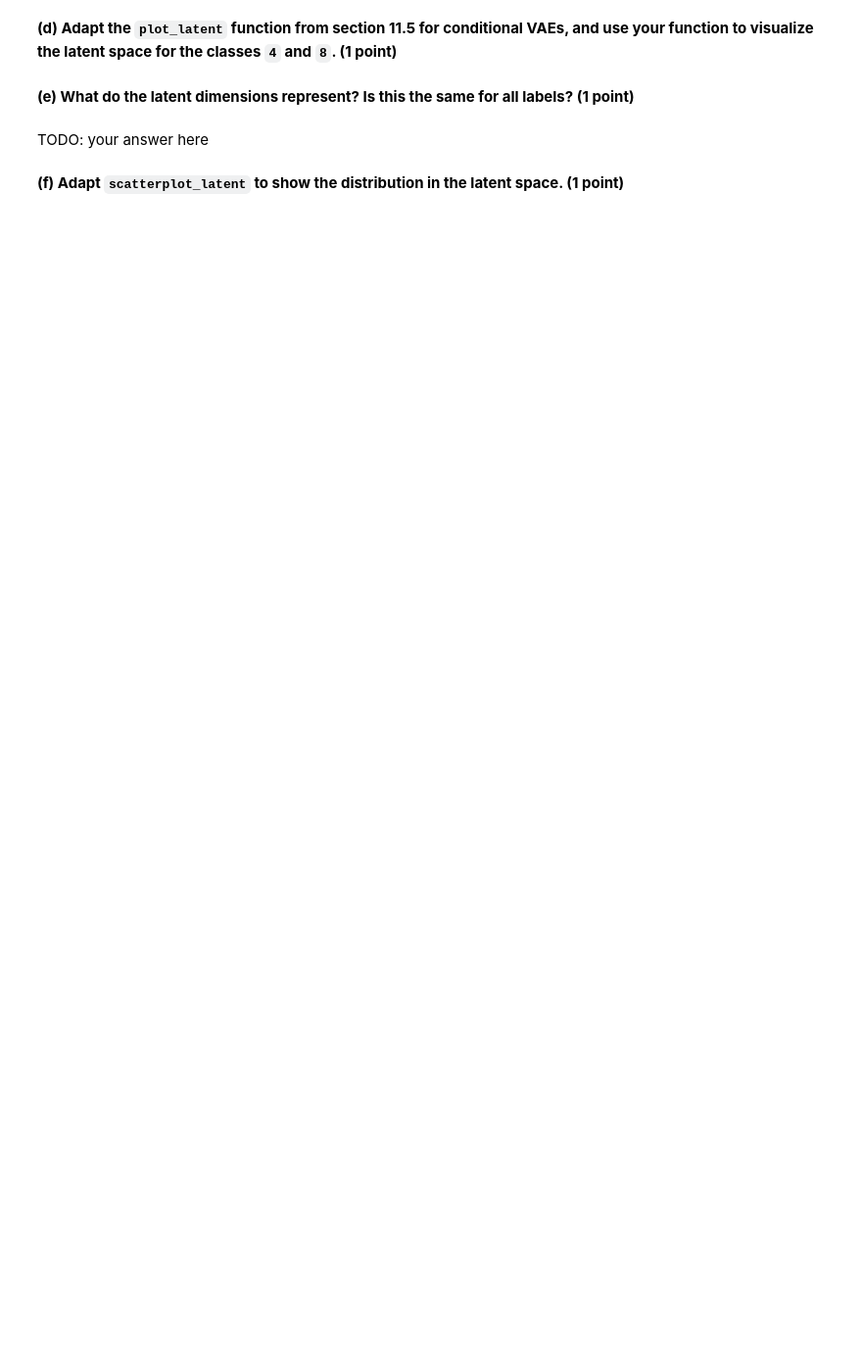
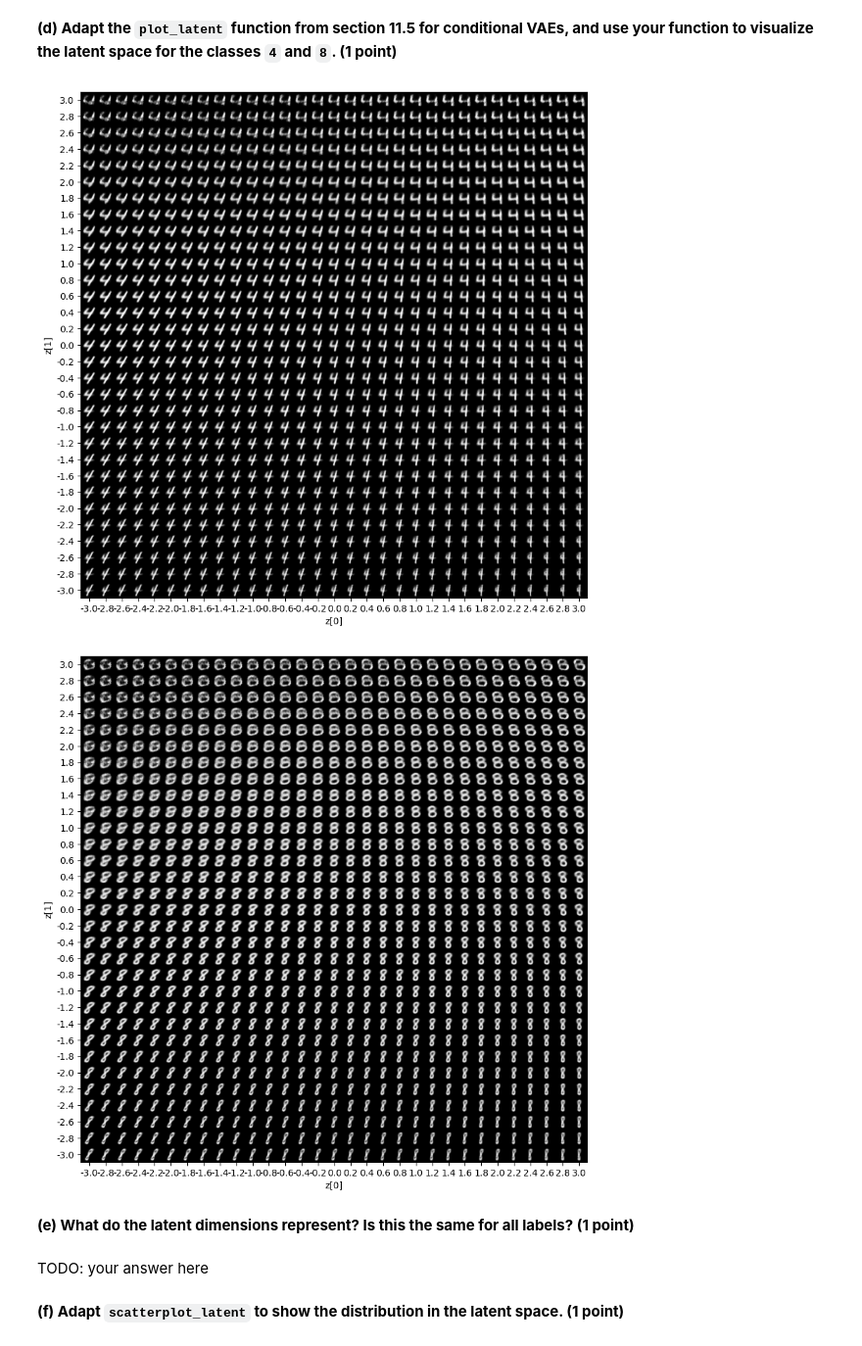
Before and after one commit to aschroede/RU-Deep-Learning, a Jupyter notebook: Assignment 11/dl-assignment-11.ipynb, the cells around one changed output. Shown at 98% size. Cells and saved outputs as stored; diff of their text form; code cells hidden in the pictures; blank space fills up the shorter version.

```diff
--- a/Assignment 11/dl-assignment-11.ipynb
+++ b/Assignment 11/dl-assignment-11.ipynb
@@ -462,8 +475,12 @@ class ConditionalVAE(nn.Module):
         # Components of the encoder network
         # TODO: split the first layer from the previous encoder network into a separate variable,
         #       and add a layer to use with the y input
-        self.encoder_part1_x = ...
-        self.encoder_part1_y = ...
+        self.encoder_part1_x = nn.Sequential(
+            nn.Conv2d(1, 32, kernel_size=3, padding=1, stride=2)
+        )
+        self.encoder_part1_y = nn.Sequential(
+            nn.Linear(num_classes, 32 * 14 * 14)
+        )
         self.encoder_part2 = nn.Sequential(
             nn.ReLU(),
             nn.Conv2d(32, 64, kernel_size=3, padding=1, stride=2), nn.ReLU(),
@@ -476,12 +493,16 @@ class ConditionalVAE(nn.Module):
         # Components of the decoder network
         self.decoder_part1_z = nn.Linear(latent_size, 7*7*64)
         # TODO: add layer to use with the y input
+        self.decoder_part1_y = nn.Sequential(
+            nn.Linear(num_classes, 7 * 7 * 64)
+        )
         self.decoder_part2 = nn.Sequential(
             nn.ReLU(),
             nn.ConvTranspose2d(64, 32, kernel_size=3, padding=1, output_padding=1, stride=2),
             nn.ReLU(),
             nn.ConvTranspose2d(32, 1, kernel_size=3, padding=1, output_padding=1, stride=2),
             # TODO: see VAE
+            nn.Sigmoid()
         )
 
     def encode(self, x, y):
@@ -493,10 +514,11 @@ class ConditionalVAE(nn.Module):
         eps = torch.randn_like(mean_z)
         std_z = torch.exp(0.5 * logvar_z)
         # TODO: see VAE
+        return eps * std_z + mean_z  # Reparameterization trick
 
     def decode(self, z, y):
         # TODO: use a first layer that combines z and y
-        h = ...
+        h = self.decoder_part1_z(z) + self.decoder_part1_y(y)
         h = torch.reshape(h, (-1,64,7,7))
         return self.decoder_part2(h)
 
@@ -528,8 +596,45 @@ train_cvae(cvae_model, data_loaders)
 # %% [markdown]
 **(d) Adapt the `plot_latent` function from section 11.5 for conditional VAEs, and use your function to visualize the latent space for the classes `4` and `8`.<span style="float:right"> (1 point)</span>**
-# %%
-def plot_latent_cvae(...):
-    # TODO: your code here
+# %%
+def plot_latent_cvae(model, class_nr: int, bounds=3, n=31):
+    # display a n*n 2D manifold of digits
+    y = F.one_hot(torch.tensor([class_nr]),10).float().to(device)
+    digit_size = 28
+    figsize = 10
+    figure = np.zeros((digit_size * n, digit_size * n))
+    # linearly spaced coordinates corresponding to the 2D plot
+    # of digit classes in the latent space
+    grid_x = np.linspace(-bounds, bounds, n)
+    grid_y = np.linspace(-bounds, bounds, n)[::-1]
+
+    for i, yi in enumerate(grid_y):
+        for j, xi in enumerate(grid_x):
+            # TODO: run the decoder on z = [xi,yi].
+            x_decoded = model.decode(torch.tensor([[xi, yi]], dtype=torch.float32), y)
+            figure[
+                i * digit_size : (i + 1) * digit_size,
+                j * digit_size : (j + 1) * digit_size,
+            ] = x_decoded.detach().cpu().numpy()
+
+    plt.figure(figsize=(figsize, figsize))
+    start_range = digit_size // 2
+    end_range = n * digit_size + start_range
+    pixel_range = np.arange(start_range, end_range, digit_size)
+    sample_range_x = np.round(grid_x, 1)
+    sample_range_y = np.round(grid_y, 1)
+    plt.xticks(pixel_range, sample_range_x)
+    plt.yticks(pixel_range, sample_range_y)
+    plt.xlabel("z[0]")
+    plt.ylabel("z[1]")
+    plt.imshow(figure, cmap="Greys_r")
+    plt.show()
+
+
+plot_latent_cvae(cvae_model, 4)
+plot_latent_cvae(cvae_model, 8)
+# %% [output]
+[figure, added]
+[figure, added]
 # %% [markdown]
 **(e) What do the latent dimensions represent? Is this the same for all labels?<span style="float:right"> (1 point)</span>**
 # %% [markdown]
```
Also changed, not shown: parts of 29 cells of this notebook.
